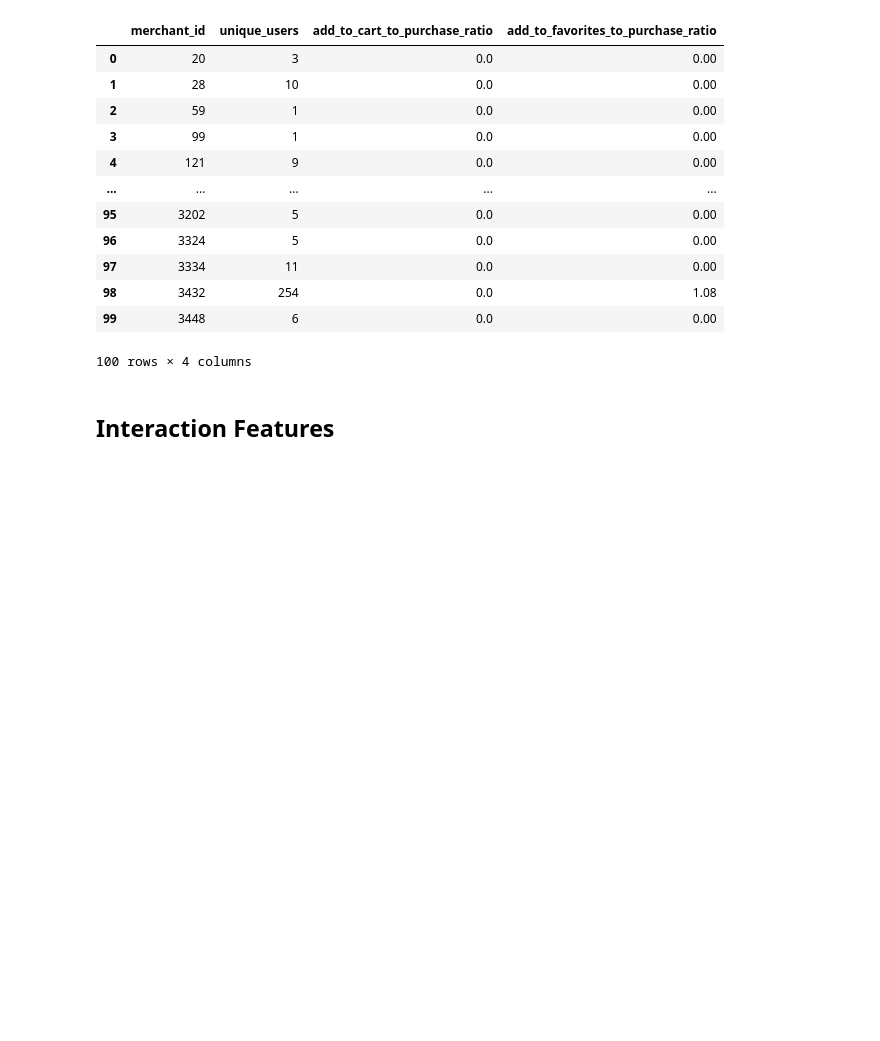
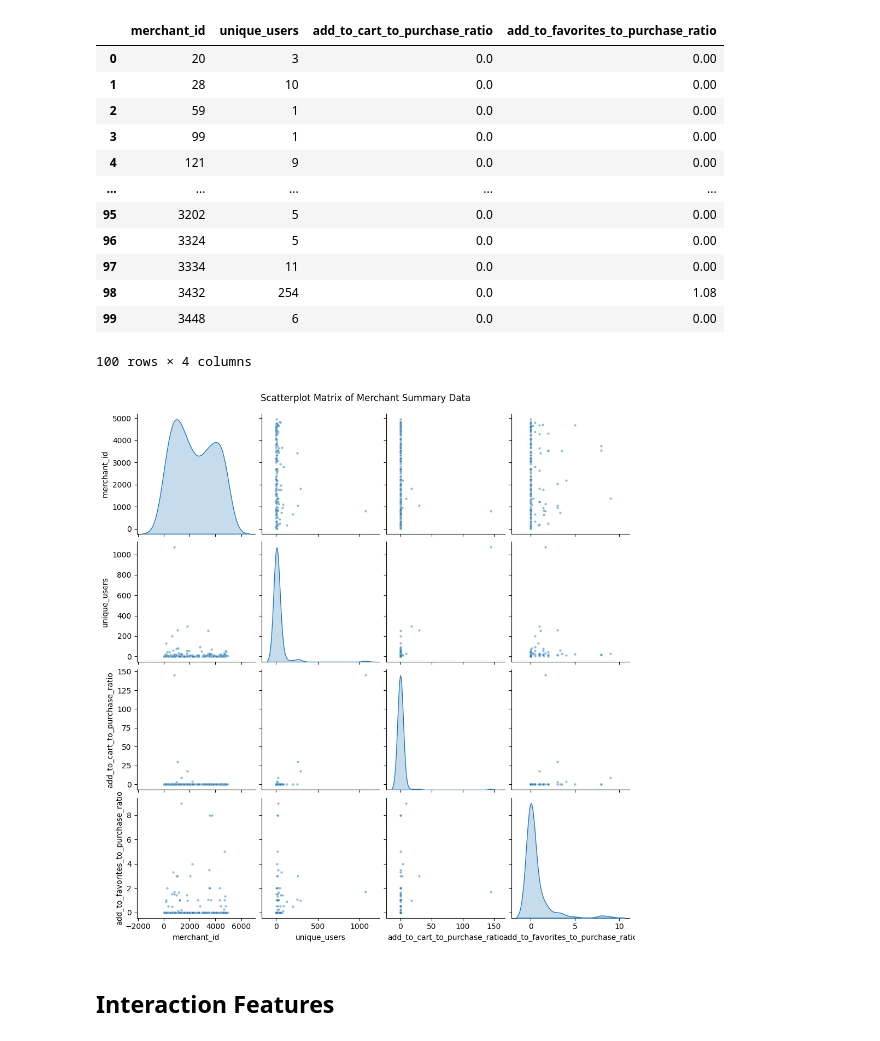
Before and after one commit to CaptainComputer1/CECS550Project, a Jupyter notebook: Features.ipynb, the cells around one changed output. Cells and saved outputs as stored; diff of their text form; code cells hidden in the pictures; blank space fills up the shorter version.

```diff
--- a/Features.ipynb
+++ b/Features.ipynb
@@ -109,6 +122,15 @@ merchant_summary.head(100)
 | 98 | 3432 | 254 | 0.0 | 1.08 |
 | 99 | 3448 | 6 | 0.0 | 0.00 |
 100 rows × 4 columns
+# %%
+g = sns.pairplot(merchant_summary, diag_kind='kde', plot_kws={'alpha': 0.5, 's': 10})
+g.fig.suptitle('Scatterplot Matrix of Merchant Summary Data', y=1.02)
+
+g.savefig('scatterplot_matrix.png', dpi=300, bbox_inches='tight')
+
+plt.show()
+# %% [output]
+[figure, added]
 # %% [markdown]
 ## Interaction Features
 # %%
```
Also changed, not shown: parts of 22 cells of this notebook, 1 other file.
